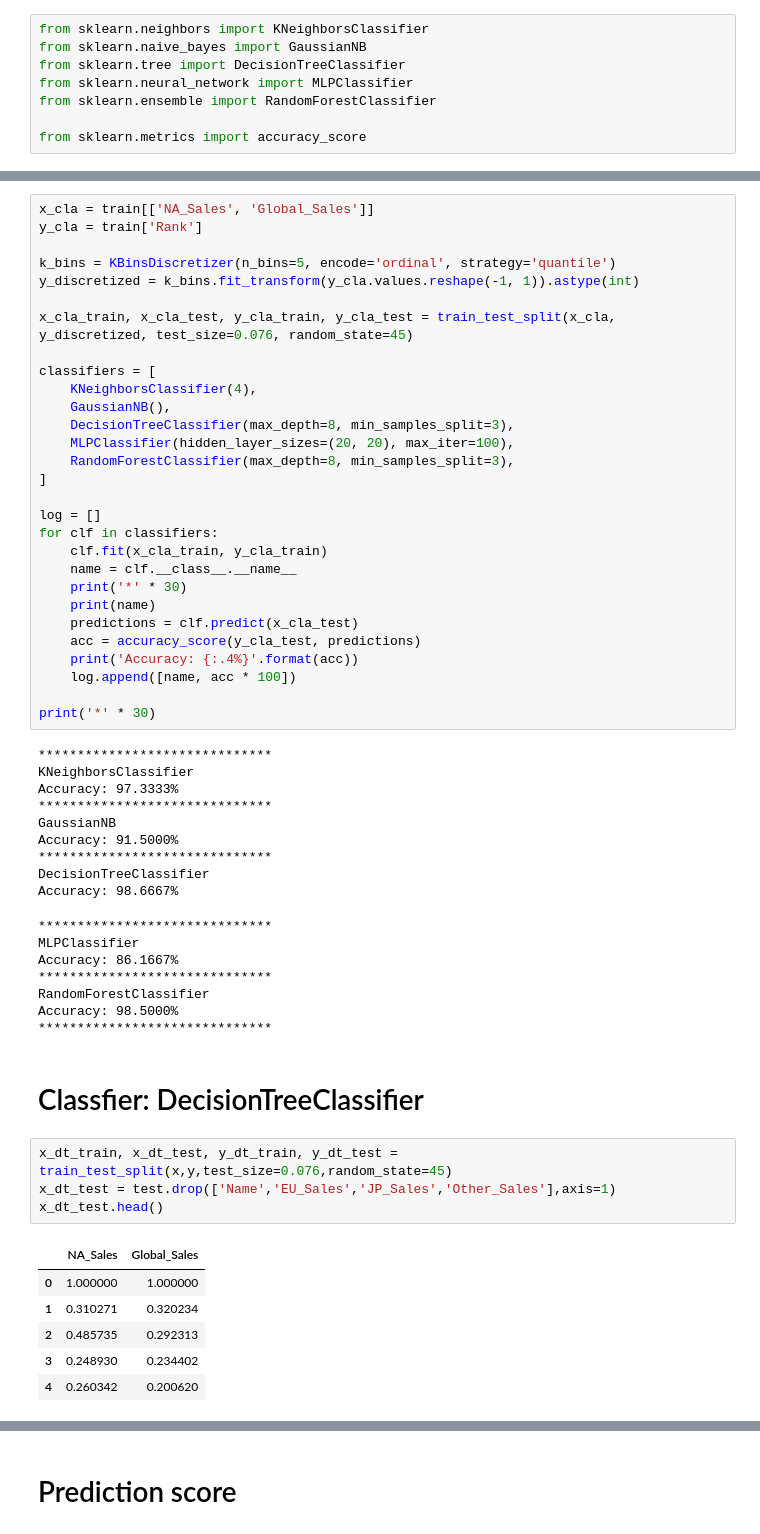
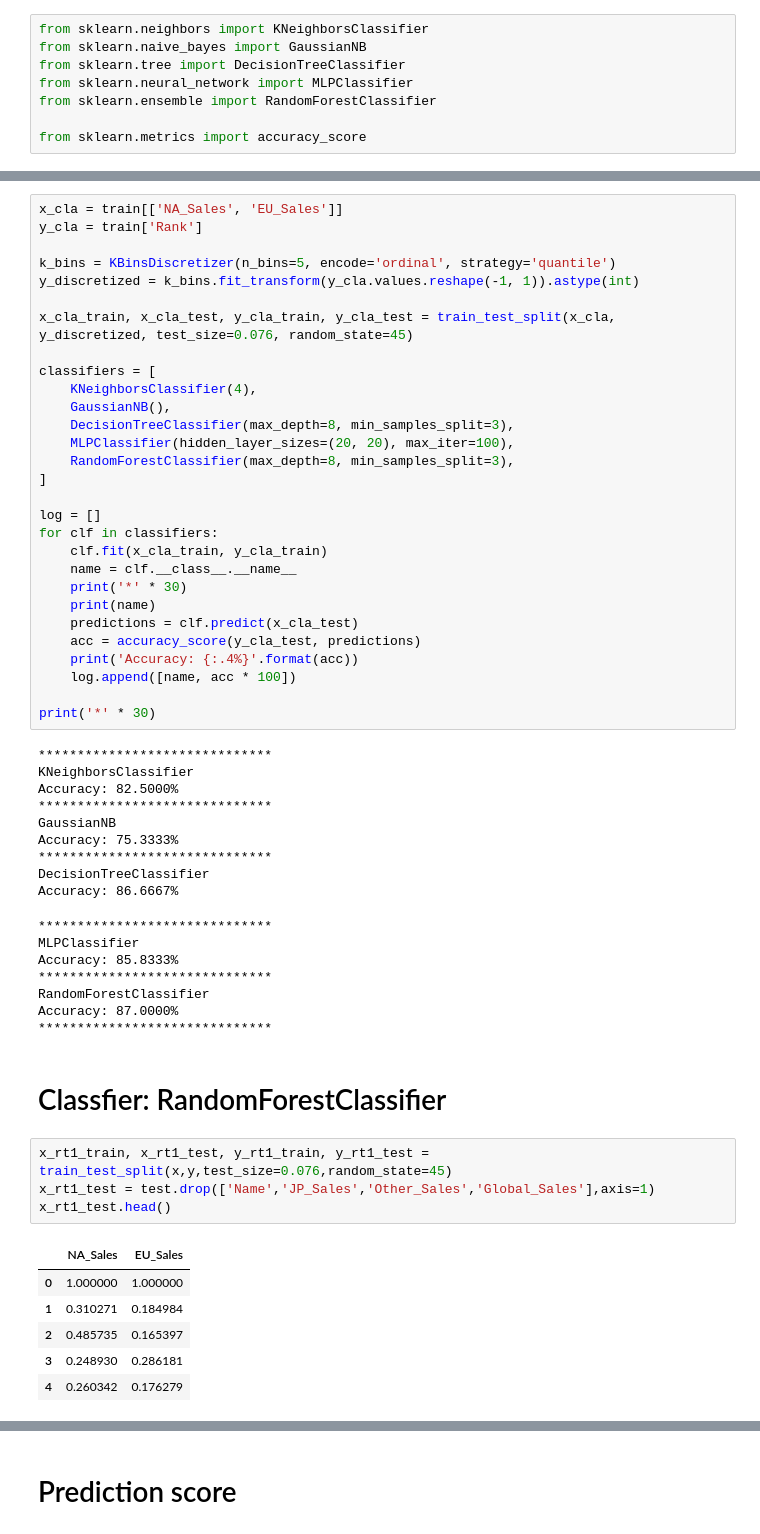
Before and after one commit to Hazel0301/Data-Mining, a Jupyter notebook: Final project/final_project.ipynb, the cells around one changed output, grey strips where cells are left out. Cells and saved outputs as stored; diff of their text form.

```diff
--- a/Final project/final_project.ipynb
+++ b/Final project/final_project.ipynb
@@ -264,5 +264,5 @@ from sklearn.metrics import accuracy_score
 # %%
-x_cla = train[['NA_Sales', 'Global_Sales']]
+x_cla = train[['NA_Sales', 'EU_Sales']]
 y_cla = train['Rank']
 
 k_bins = KBinsDiscretizer(n_bins=5, encode='ordinal', strategy='quantile')
@@ -293,30 +293,30 @@ print('*' * 30)
 # %% [output]
 ******************************
 KNeighborsClassifier
-Accuracy: 97.3333%
+Accuracy: 82.5000%
 ******************************
 GaussianNB
-Accuracy: 91.5000%
+Accuracy: 75.3333%
 ******************************
 DecisionTreeClassifier
-Accuracy: 98.6667%
+Accuracy: 86.6667%
 ******************************
 MLPClassifier
-Accuracy: 86.1667%
+Accuracy: 85.8333%
 ******************************
 RandomForestClassifier
-Accuracy: 98.5000%
+Accuracy: 87.0000%
 ******************************
 # %% [markdown]
-# Classfier: DecisionTreeClassifier
+# Classfier: RandomForestClassifier
 # %%
-x_dt_train, x_dt_test, y_dt_train, y_dt_test = train_test_split(x,y,test_size=0.076,random_state=45)
-x_dt_test = test.drop(['Name','EU_Sales','JP_Sales','Other_Sales'],axis=1)
-x_dt_test.head()
+x_rt1_train, x_rt1_test, y_rt1_train, y_rt1_test = train_test_split(x,y,test_size=0.076,random_state=45)
+x_rt1_test = test.drop(['Name','JP_Sales','Other_Sales','Global_Sales'],axis=1)
+x_rt1_test.head()
 # %% [output]
-|  | NA_Sales | Global_Sales |
+|  | NA_Sales | EU_Sales |
 | 0 | 1.000000 | 1.000000 |
-| 1 | 0.310271 | 0.320234 |
-| 2 | 0.485735 | 0.292313 |
-| 3 | 0.248930 | 0.234402 |
-| 4 | 0.260342 | 0.200620 |
+| 1 | 0.310271 | 0.184984 |
+| 2 | 0.485735 | 0.165397 |
+| 3 | 0.248930 | 0.286181 |
+| 4 | 0.260342 | 0.176279 |
```
Also changed, not shown: parts of 30 cells of this notebook, 8 other files.
